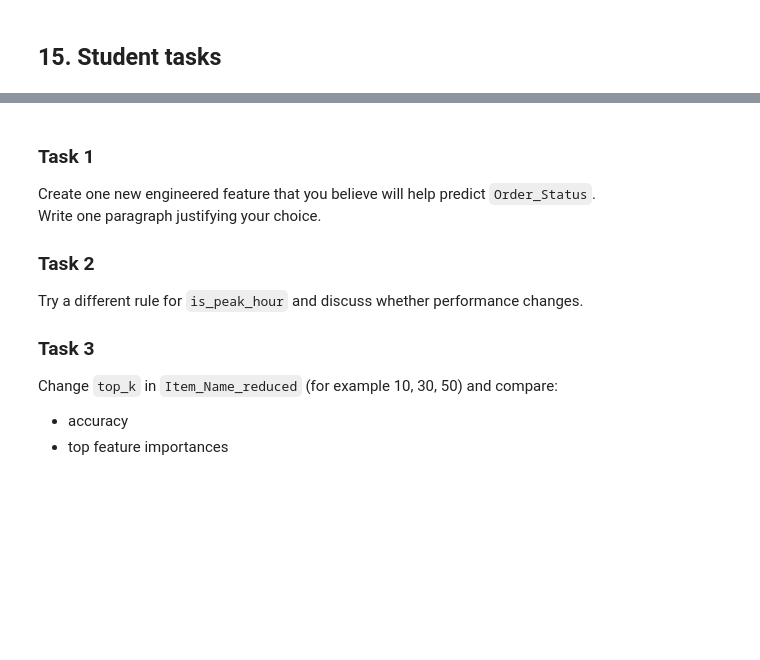
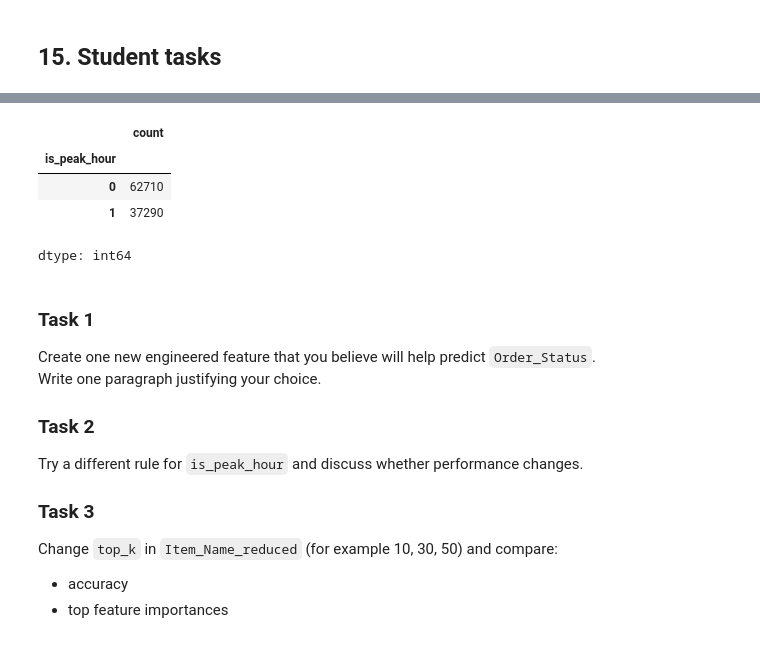
Before and after one commit to allabibah1/ARTI308-Lab5, a Jupyter notebook: ARTI308 Lab5.ipynb, the cells around one changed output, grey strips where cells are left out. Drawn from its saved outputs; the diff is of its cells as text; code cells hidden in the pictures; blank space fills up the shorter version.

```diff
--- a/ARTI308 Lab5.ipynb
+++ b/ARTI308 Lab5.ipynb
@@ -547,3 +529,11 @@ If performance drops, it may indicate that important information was removed.
+# %%
+df_fe["is_peak_hour"].value_counts()
+# %% [output]
+|  | count |
+| is_peak_hour |  |
+| 0 | 62710 |
+| 1 | 37290 |
+dtype: int64
 # %% [markdown]
 ### Task 1
 Create one new engineered feature that you believe will help predict `Order_Status`.
```
Also changed, not shown: parts of 17 cells of this notebook.
